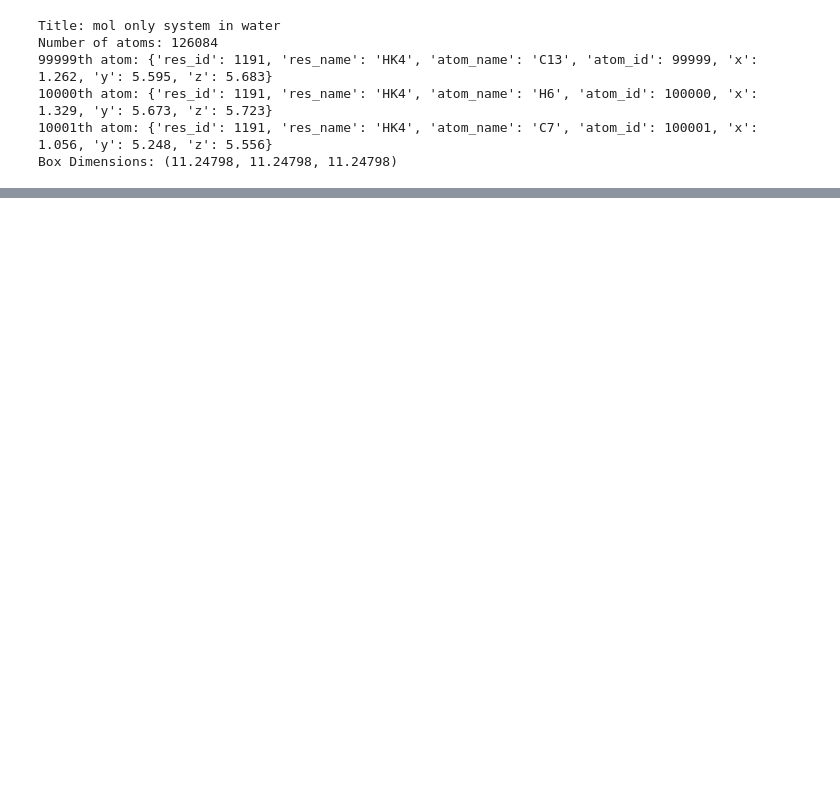
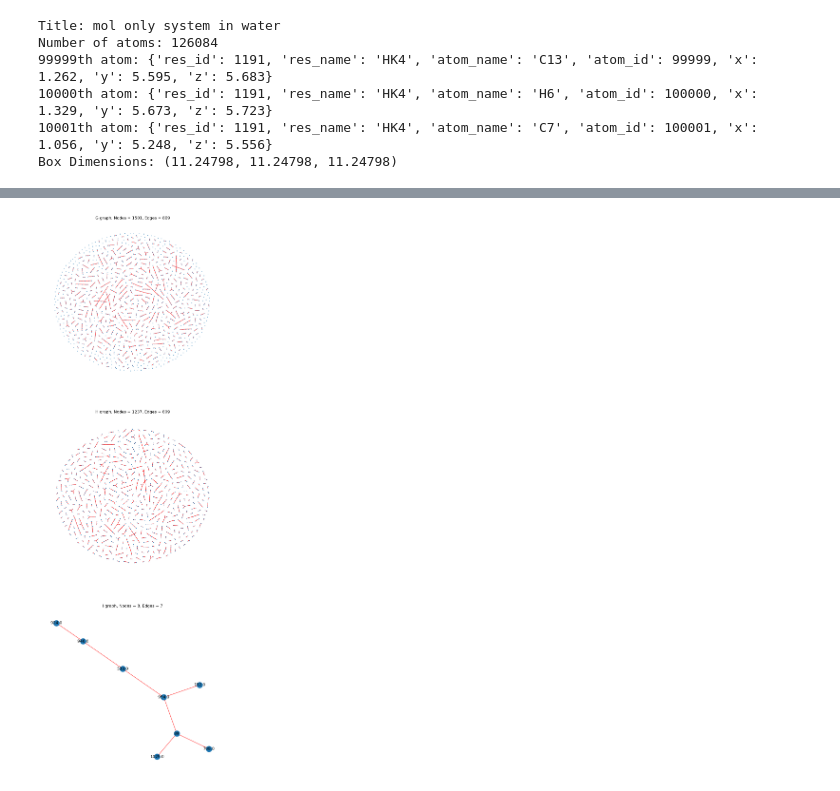
Before and after one commit to QMathsdude/kmc-charge-transport-organic-semiconductor, a Jupyter notebook: notebooks/01_graph_network_of_e-coupling_2D.ipynb, the cells around one changed output, grey strips where cells are left out. Cells and saved outputs as stored; diff of their text form; code cells hidden in the pictures; blank space fills up the shorter version.

```diff
--- a/notebooks/01_graph_network_of_e-coupling_2D.ipynb
+++ b/notebooks/01_graph_network_of_e-coupling_2D.ipynb
@@ -96,0 +101,31 @@ plt.show()
+# %%
+data = np.loadtxt(
+    "C:/Users/user/OneDrive/Documents/intern-stuff/git/kmc-charge-transport-organic-semiconductor/data/e-coupling_with_nn_distance.txt",
+    delimiter="\t",
+    skiprows=1,
+)
+
+mol_i, mol_j_nearest, extracted_value, Distance_nm, NN_Distance_nm = zip(*data)
+pairs = list(zip(mol_i, mol_j_nearest))
+
+G.add_edges_from(pairs)
+for i, (u, v) in enumerate(pairs):
+    G[u][v]["extracted_value"] = extracted_value[i]
+    G[u][v]["weight"] = Distance_nm[i]
+
+H = nx.Graph()
+H.add_edges_from(pairs)
+for i, (u, v) in enumerate(pairs):
+    H[u][v]["extracted_value"] = extracted_value[i]
+    H[u][v]['weight'] = Distance_nm[i]
+
+adj = dict(H.adjacency())
+
+longest_network_nodes = max(nx.connected_components(G), key=len)
+
+longest_network = {key: adj[key] for key in longest_network_nodes}
+
+I = nx.Graph(longest_network)
+
+print(f"Is G a connected graph?: {nx.is_connected(G)}")
+print(f"Is H a connected graph?: {nx.is_connected(H)}")
@@ -96,0 +140,14 @@ plt.show()
+# %%
+fig, axes = plt.subplots(3, 1, figsize=(10, 30))
+nx.planar_layout(G)
+nx.planar_layout(H)
+nx.planar_layout(I)
+nx.draw(G, ax=axes[0], with_labels=False, node_size=1, edge_color="red")
+nx.draw(H, ax=axes[1], with_labels=False, node_size=1, edge_color="red")
+nx.draw(I, ax=axes[2], with_labels=True, node_size=300, edge_color="red")
+
+axes[0].title.set_text(f"G graph, Nodes = {G.number_of_nodes()}, Edges = {G.number_of_edges()}")
+axes[1].title.set_text(f"H graph, Nodes = {H.number_of_nodes()}, Edges = {H.number_of_edges()}")
+axes[2].title.set_text(f"I graph, Nodes = {I.number_of_nodes()}, Edges = {I.number_of_edges()}")
+# %% [output]
+[figure, added]
```
Also changed, not shown: parts of 9 cells of this notebook.
